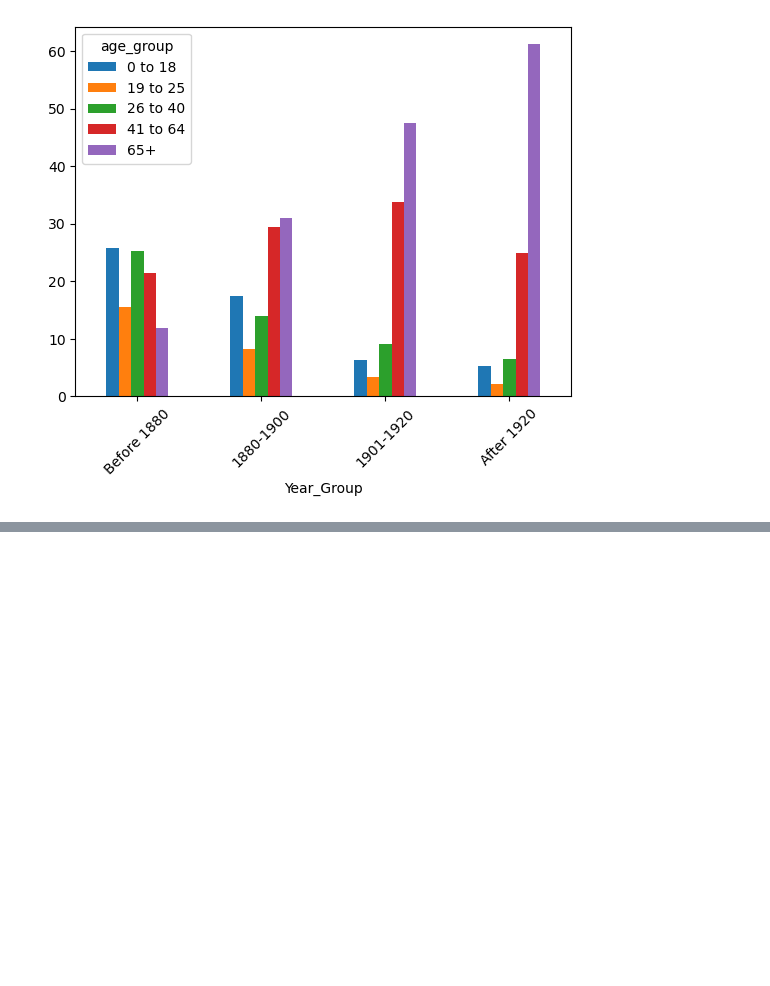
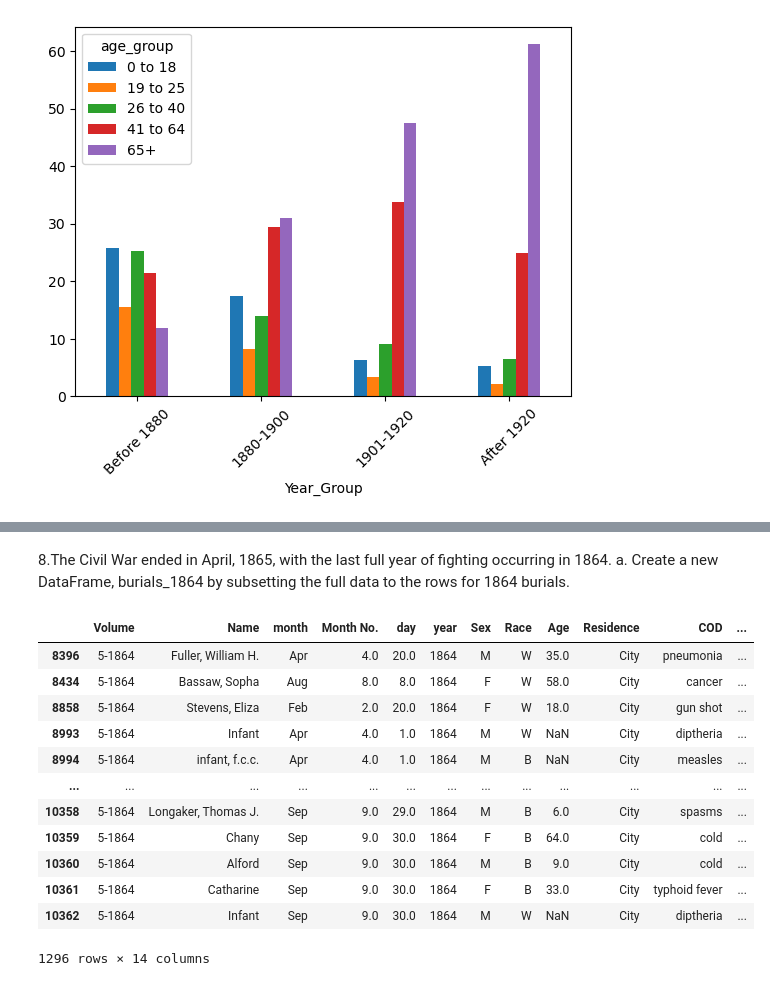
Before and after one commit to NSS-Data-Analytics-Cohort-10/advanced-pandas-mhm516, a Jupyter notebook: script/code.ipynb, the cells around one changed output, grey strips where cells are left out. Cells and saved outputs as stored; diff of their text form; code cells hidden in the pictures; blank space fills up the shorter version.

```diff
--- a/script/code.ipynb
+++ b/script/code.ipynb
@@ -327,0 +328,21 @@ Name: count, dtype: int64
+# %% [markdown]
+8.The Civil War ended in April, 1865, with the last full year of fighting occurring in 1864.
+a. Create a new DataFrame, burials_1864 by subsetting the full data to the rows for 1864 burials.
+# %%
+burials_1864=clean
+burials_1864=burials_1864.loc[burials_1864['year'].isin([1864])]
+burials_1864
+# %% [output]
+|  | Volume | Name | month | Month No. | day | year | Sex | Race | Age | Residence | COD | ... |
+| 8396 | 5-1864 | Fuller, William H. | Apr | 4.0 | 20.0 | 1864 | M | W | 35.0 | City | pneumonia | ... |
+| 8434 | 5-1864 | Bassaw, Sopha | Aug | 8.0 | 8.0 | 1864 | F | W | 58.0 | City | cancer | ... |
+| 8858 | 5-1864 | Stevens, Eliza | Feb | 2.0 | 20.0 | 1864 | F | W | 18.0 | City | gun shot | ... |
+| 8993 | 5-1864 | Infant | Apr | 4.0 | 1.0 | 1864 | M | W | NaN | City | diptheria | ... |
+| 8994 | 5-1864 | infant, f.c.c. | Apr | 4.0 | 1.0 | 1864 | M | B | NaN | City | measles | ... |
+| ... | ... | ... | ... | ... | ... | ... | ... | ... | ... | ... | ... | ... |
+| 10358 | 5-1864 | Longaker, Thomas J. | Sep | 9.0 | 29.0 | 1864 | M | B | 6.0 | City | spasms | ... |
+| 10359 | 5-1864 | Chany | Sep | 9.0 | 30.0 | 1864 | F | B | 64.0 | City | cold | ... |
+| 10360 | 5-1864 | Alford | Sep | 9.0 | 30.0 | 1864 | M | B | 9.0 | City | cold | ... |
+| 10361 | 5-1864 | Catharine | Sep | 9.0 | 30.0 | 1864 | F | B | 33.0 | City | typhoid fever | ... |
+| 10362 | 5-1864 | Infant | Sep | 9.0 | 30.0 | 1864 | M | W | NaN | City | diptheria | ... |
+1296 rows × 14 columns
```
Also changed, not shown: parts of 9 cells of this notebook.
